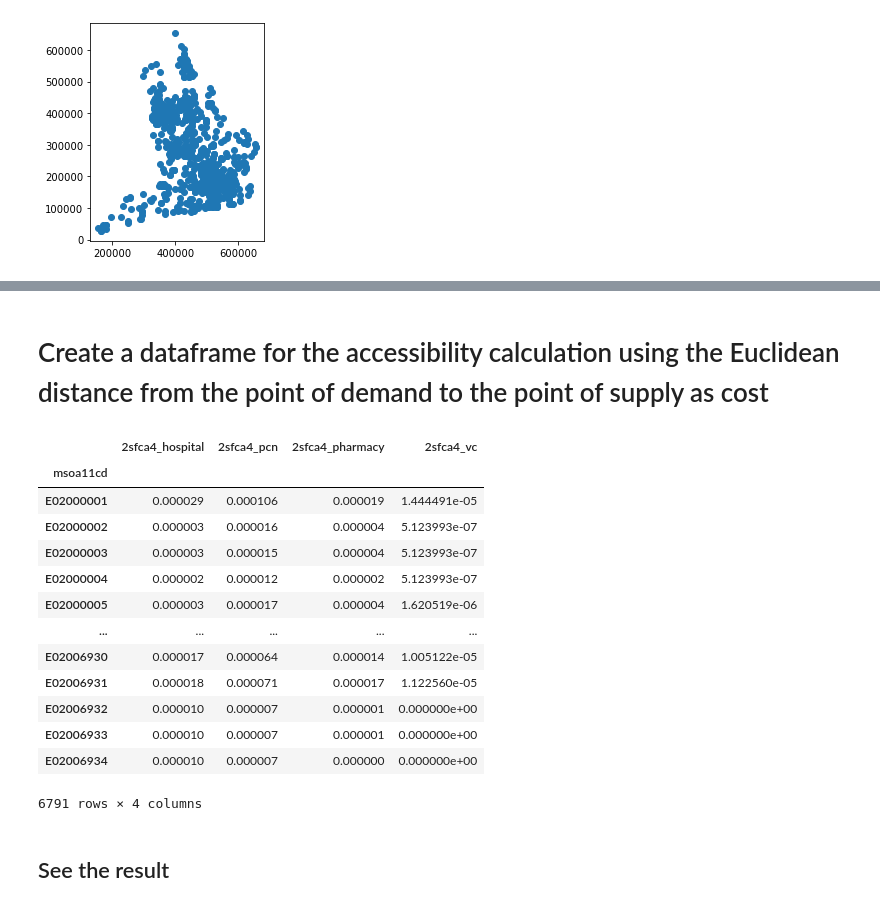
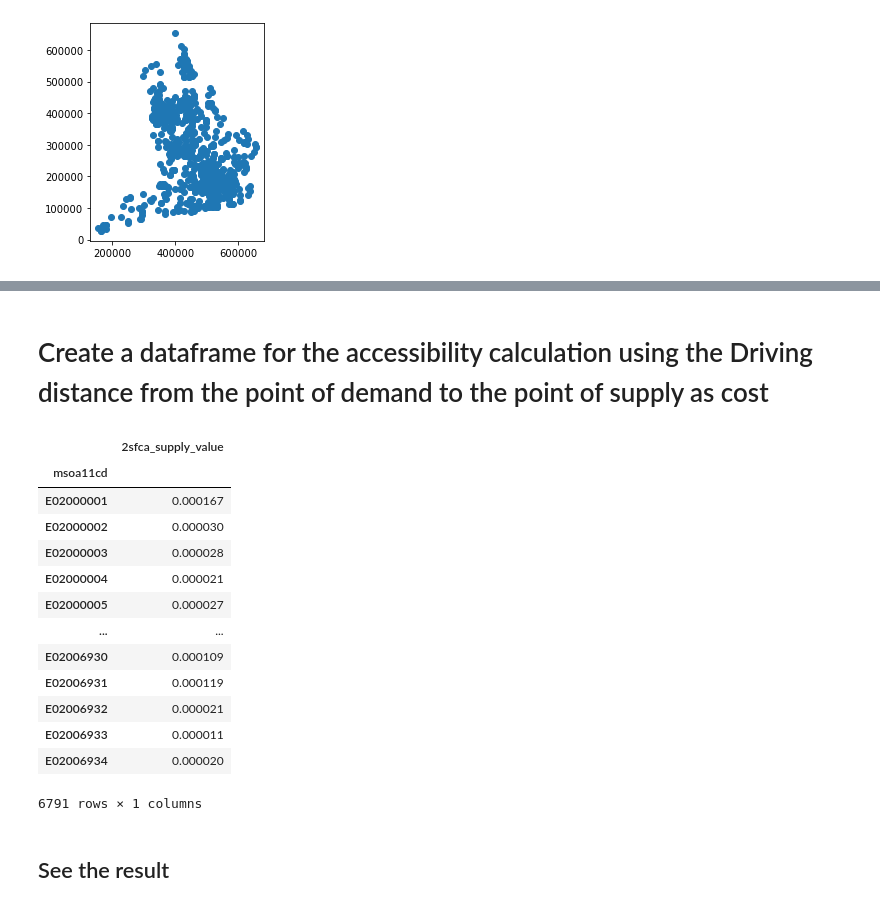
Before and after one commit to LingruFeng/dissertation, a Jupyter notebook: data_github/MSOA_test.ipynb, the cells around one changed output, grey strips where cells are left out. Cells and saved outputs as stored; diff of their text form; code cells hidden in the pictures.

```diff
--- a/data_github/MSOA_test.ipynb
+++ b/data_github/MSOA_test.ipynb
@@ -107,0 +80,3 @@ access INFO     :: Overwriting euclidean.
+# %%
+distance_cost_df = pd.read_csv('distance_cost_final.csv')
+distance_cost_df
@@ -108,39 +97,38 @@ access INFO     :: Overwriting euclidean.
 # %% [markdown]
-# Create a dataframe for the accessibility calculation using the Euclidean distance from the point of demand to the point of supply as cost
+# Create a dataframe for the accessibility calculation using the Driving distance from the point of demand to the point of supply as cost
 # %%
 fca = access(demand_df = MSOA_points,
            demand_index='msoa11cd',
            demand_value='population',
            supply_df= site,
            supply_index= 'index',
-           supply_value=['hospital','pcn','pharmacy','vc'],
-           cost_df              = distance.cost_df,
-           cost_origin          = 'origin',
-           cost_dest            = 'dest',
-           cost_name            = 'euclidean',
-           neighbor_cost_df     = distance.cost_df,
-           neighbor_cost_origin = 'origin',
-           neighbor_cost_dest   = 'dest',
-           neighbor_cost_name   = 'euclidean')
+           supply_value=['supply_value'],
+           cost_df              = distance_cost_df,
+           cost_origin          = 'origin_id',
+           cost_dest            = 'destination_id',
+           cost_name            = 'Distance in meter',
+           neighbor_cost_df     = distance_cost_df,
+           neighbor_cost_origin = 'origin_id',
+           neighbor_cost_dest   = 'destination_id',
+           neighbor_cost_name   = 'Distance in meter')
 # %%
-# Using 2SFCA method, 1e5 and 1e4 meters are used as service boundary radius to calculate the accessibility
-fca.two_stage_fca(name = "2sfca5",max_cost = 1e5)
-fca.two_stage_fca(name = "2sfca4",max_cost = 1e4)
+# Using 2SFCA method,  16093.44 meters (10 miles) is used as service threshold radius to calculate the accessibility
+fca.two_stage_fca(name = "2sfca",max_cost = 16093.44)
 # %% [output]
-|  | 2sfca4_hospital | 2sfca4_pcn | 2sfca4_pharmacy | 2sfca4_vc |
-| msoa11cd |  |  |  |  |
-| E02000001 | 0.000029 | 0.000106 | 0.000019 | 1.444491e-05 |
-| E02000002 | 0.000003 | 0.000016 | 0.000004 | 5.123993e-07 |
-| E02000003 | 0.000003 | 0.000015 | 0.000004 | 5.123993e-07 |
-| E02000004 | 0.000002 | 0.000012 | 0.000002 | 5.123993e-07 |
-| E02000005 | 0.000003 | 0.000017 | 0.000004 | 1.620519e-06 |
-| ... | ... | ... | ... | ... |
-| E02006930 | 0.000017 | 0.000064 | 0.000014 | 1.005122e-05 |
-| E02006931 | 0.000018 | 0.000071 | 0.000017 | 1.122560e-05 |
-| E02006932 | 0.000010 | 0.000007 | 0.000001 | 0.000000e+00 |
-| E02006933 | 0.000010 | 0.000007 | 0.000001 | 0.000000e+00 |
-| E02006934 | 0.000010 | 0.000007 | 0.000000 | 0.000000e+00 |
+|  | 2sfca_supply_value |
+| msoa11cd |  |
+| E02000001 | 0.000167 |
+| E02000002 | 0.000030 |
+| E02000003 | 0.000028 |
+| E02000004 | 0.000021 |
+| E02000005 | 0.000027 |
+| ... | ... |
+| E02006930 | 0.000109 |
+| E02006931 | 0.000119 |
+| E02006932 | 0.000021 |
+| E02006933 | 0.000011 |
+| E02006934 | 0.000020 |
-6791 rows × 4 columns
+6791 rows × 1 columns
 # %% [markdown]
 ## See the result
 # %%
```
Also changed, not shown: parts of 23 cells of this notebook.
